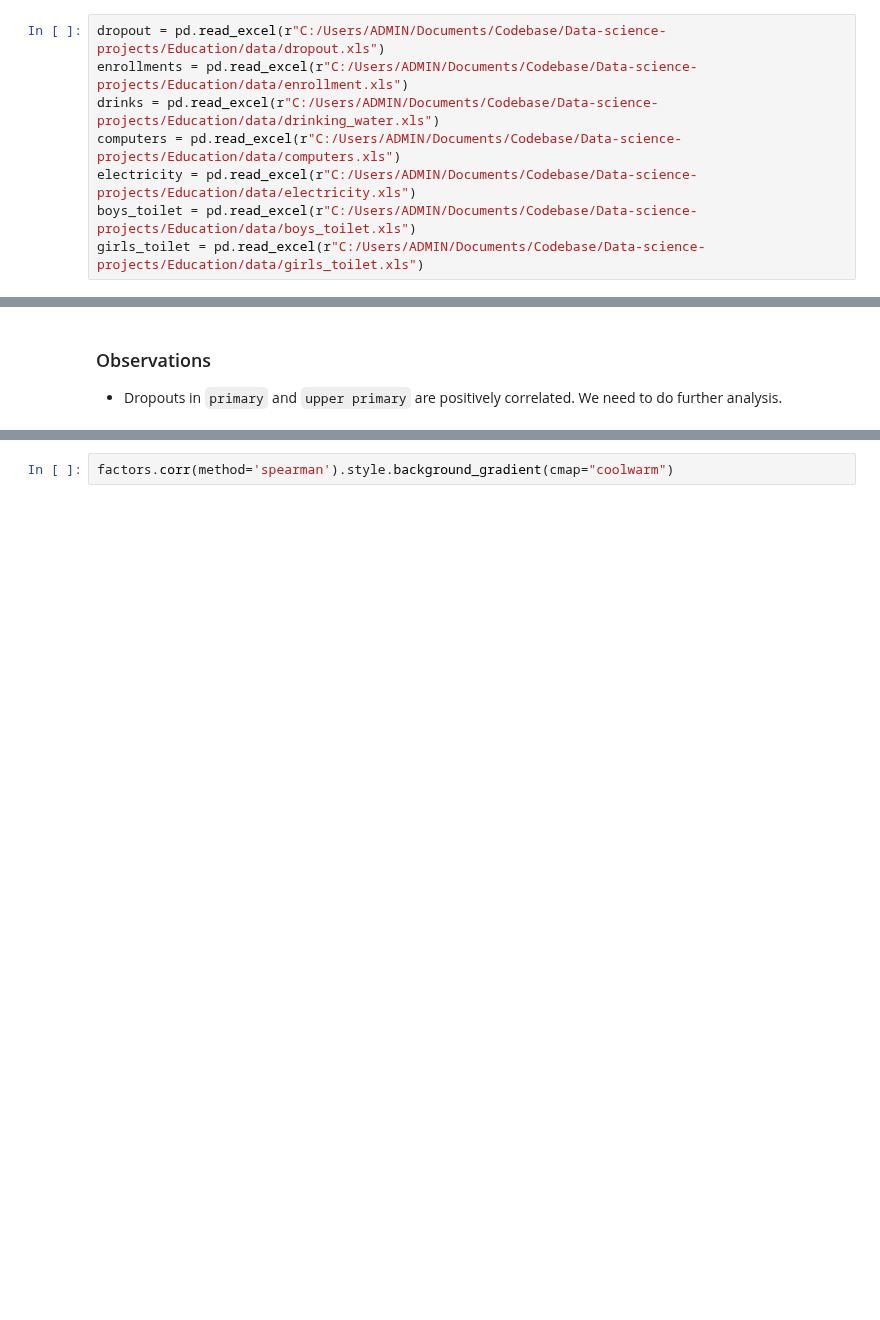
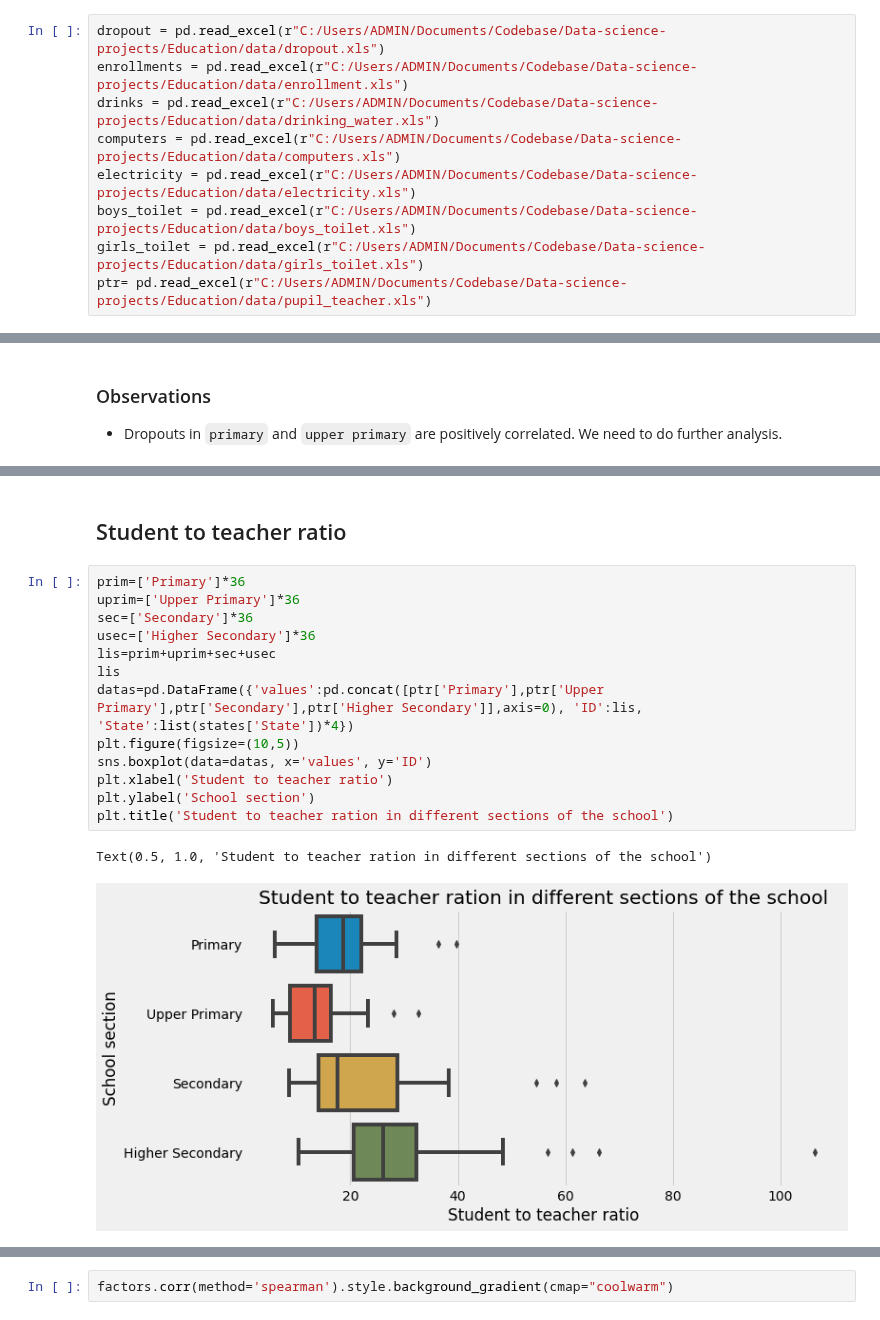
Before and after one commit to AnupamMisra/Data-science-projects, a Jupyter notebook: Education/notebooks/analysis.ipynb, the cells around one changed output, grey strips where cells are left out. Drawn from its saved outputs; the diff is of its cells as text; blank space fills up the shorter version.

```diff
--- a/Education/notebooks/analysis.ipynb
+++ b/Education/notebooks/analysis.ipynb
@@ -23,6 +25,7 @@ computers = pd.read_excel(r"C:/Users/ADMIN/Documents/Codebase/Data-science-proje
 electricity = pd.read_excel(r"C:/Users/ADMIN/Documents/Codebase/Data-science-projects/Education/data/electricity.xls")
 boys_toilet = pd.read_excel(r"C:/Users/ADMIN/Documents/Codebase/Data-science-projects/Education/data/boys_toilet.xls")
 girls_toilet = pd.read_excel(r"C:/Users/ADMIN/Documents/Codebase/Data-science-projects/Education/data/girls_toilet.xls")
+ptr= pd.read_excel(r"C:/Users/ADMIN/Documents/Codebase/Data-science-projects/Education/data/pupil_teacher.xls")
 # %% [markdown]
 # Data preparation
 # %%
@@ -154,0 +173,18 @@ Text(0.5, 0.98, 'Analysis on dropout and enrollment rates')
+# %% [markdown]
+## Student to teacher ratio
+# %%
+prim=['Primary']*36
+uprim=['Upper Primary']*36
+sec=['Secondary']*36
+usec=['Higher Secondary']*36
+lis=prim+uprim+sec+usec
+lis
+datas=pd.DataFrame({'values':pd.concat([ptr['Primary'],ptr['Upper Primary'],ptr['Secondary'],ptr['Higher Secondary']],axis=0), 'ID':lis, 'State':list(states['State'])*4})
+plt.figure(figsize=(10,5))
+sns.boxplot(data=datas, x='values', y='ID')
+plt.xlabel('Student to teacher ratio')
+plt.ylabel('School section')
+plt.title('Student to teacher ration in different sections of the school')
+# %% [output]
+Text(0.5, 1.0, 'Student to teacher ration in different sections of the school')
+[figure, added]
```
Also changed, not shown: parts of 22 cells of this notebook, 2 other files.
